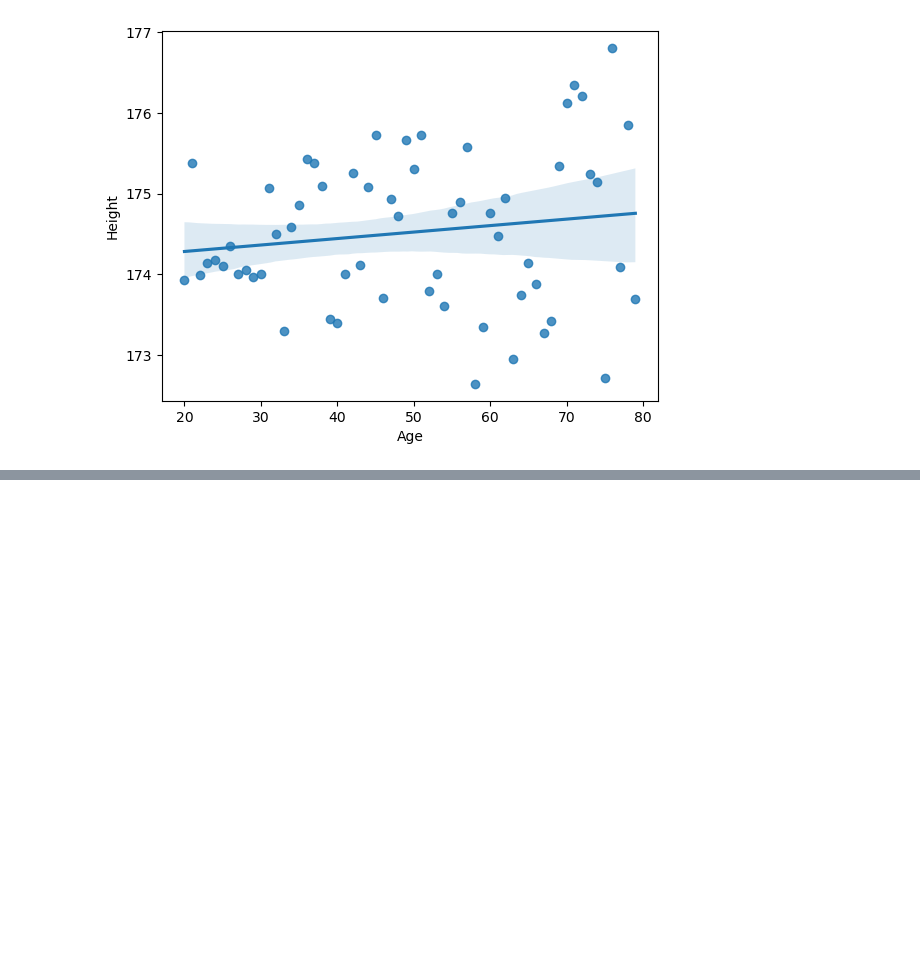
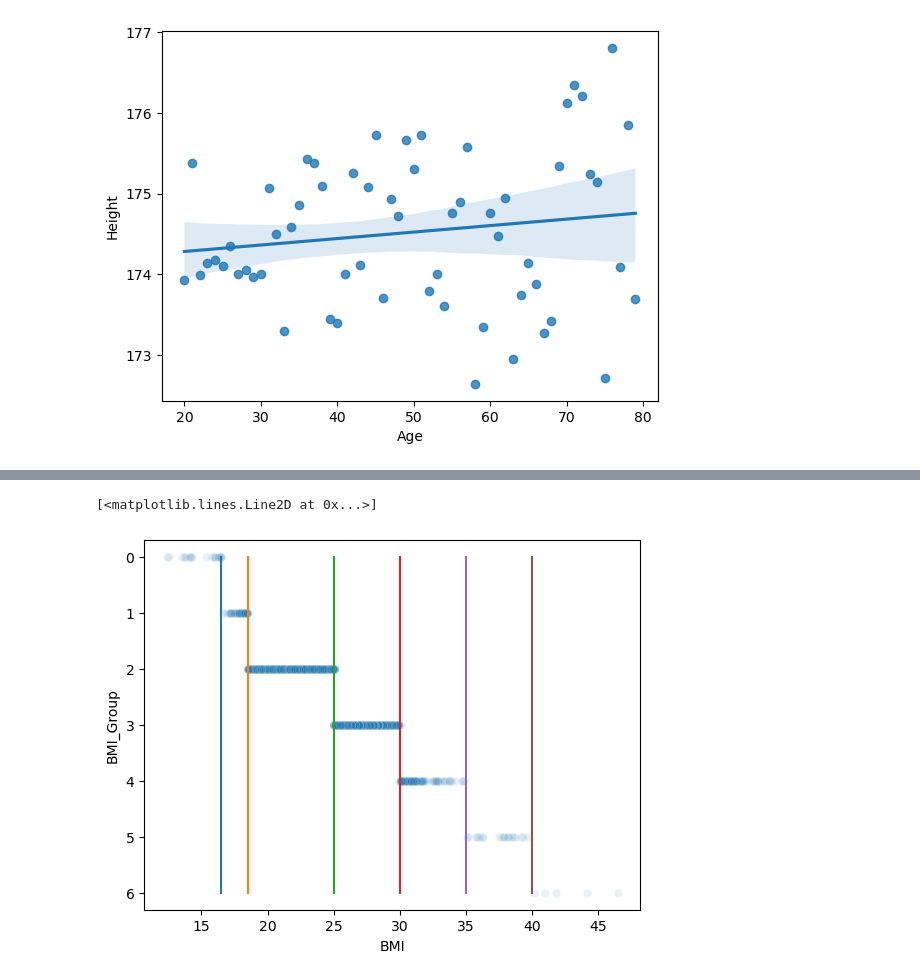
Before and after one commit to richardjana/kaggle, a Jupyter notebook: Playground_Series_5_05--Predict_Calorie_Expenditure/data_analysis.ipynb, the cells around one changed output, grey strips where cells are left out. Saved outputs shown, nothing was run; the diff lists cells and outputs as text; code cells hidden in the pictures; blank space fills up the shorter version.

Commit message:
additional data engineering and analysis: BMI and BMR

```diff
--- a/Playground_Series_5_05--Predict_Calorie_Expenditure/data_analysis.ipynb
+++ b/Playground_Series_5_05--Predict_Calorie_Expenditure/data_analysis.ipynb
@@ -133,3 +133,7 @@ sns.regplot(data=df_mean, x=df_mean.index, y='Height')
 plt.savefig('age_height.png')
 # %% [output]
 [figure]
+# %%
+data_train['BMI'] = data_train['Weight']/(data_train['Height']**2)*10000
+data_train['BMI_Group'] = pd.cut(data_train['BMI'], bins=[0, 16.5, 18.5, 25, 30, 35, 40, 100], labels=[0, 1, 2, 3, 4, 5, 6])
+data_train.sample(5)
@@ -135,0 +147,11 @@ plt.savefig('age_height.png')
+# %%
+sc = sns.scatterplot(data=data_train, x='BMI', y='BMI_Group', alpha=0.1)
+sc.plot([16.5, 16.5], [0, 6])
+sc.plot([18.5, 18.5], [0, 6])
+sc.plot([25, 25], [0, 6])
+sc.plot([30, 30], [0, 6])
+sc.plot([35, 35], [0, 6])
+sc.plot([40, 40], [0, 6])
+# %% [output]
+[<matplotlib.lines.Line2D at 0x...>]
+[figure, added]
```
Also changed, not shown: parts of 10 cells of this notebook.
